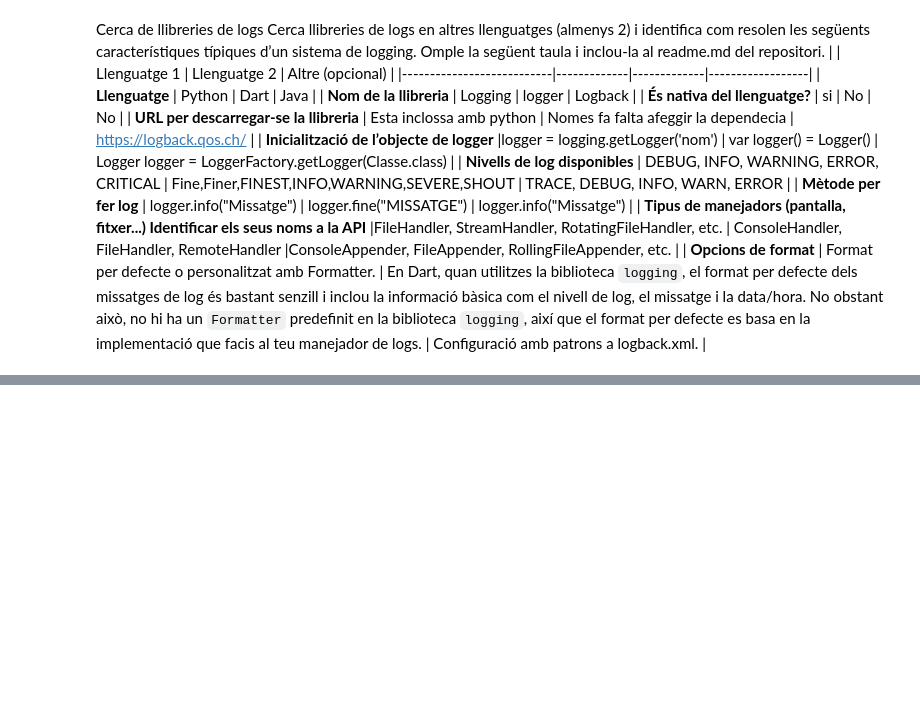
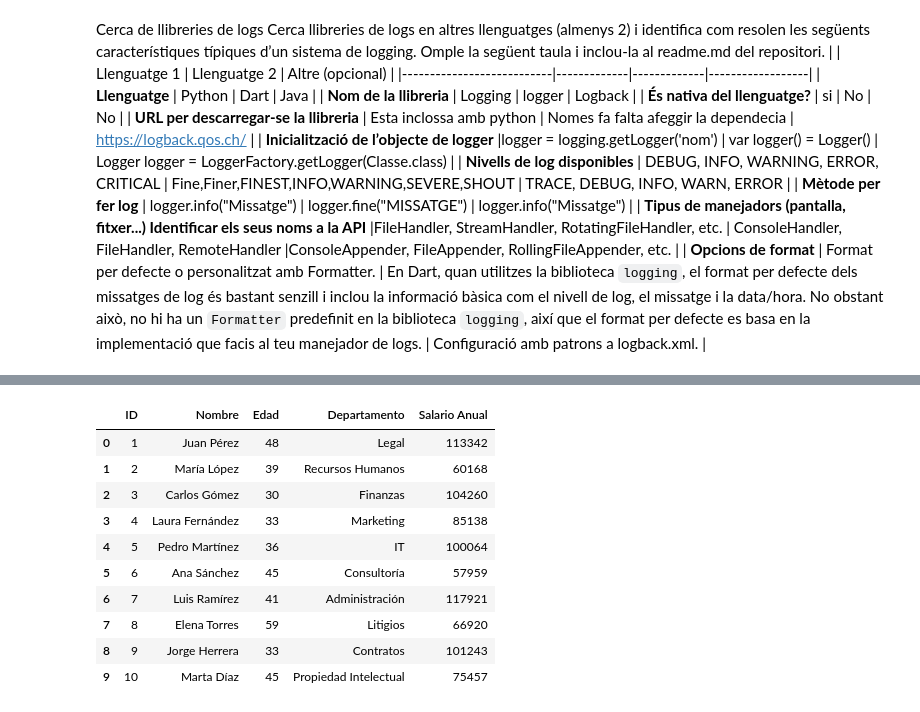
Before and after one commit to Red1-1/jupiter-logs-pandas-Red1-1, a Jupyter notebook: P4.ipynb, the cells around one changed output, grey strips where cells are left out. Cells and saved outputs as stored; diff of their text form; code cells hidden in the pictures; blank space fills up the shorter version.

```diff
--- a/P4.ipynb
+++ b/P4.ipynb
@@ -124,0 +137,20 @@ Cerca llibreries de logs en altres llenguatges (almenys 2) i identifica com reso
+# %%
+import pandas as pd
+
+# Leer el archivo CSV que contiene los datos de empleados y abogados
+data = pd.read_csv("Exercici_3_fitxers/empleados_abogados.csv")
+
+# Mostrar el contenido del DataFrame
+display(data)
+# %% [output]
+|  | ID | Nombre | Edad | Departamento | Salario Anual |
+| 0 | 1 | Juan Pérez | 48 | Legal | 113342 |
+| 1 | 2 | María López | 39 | Recursos Humanos | 60168 |
+| 2 | 3 | Carlos Gómez | 30 | Finanzas | 104260 |
+| 3 | 4 | Laura Fernández | 33 | Marketing | 85138 |
+| 4 | 5 | Pedro Martínez | 36 | IT | 100064 |
+| 5 | 6 | Ana Sánchez | 45 | Consultoría | 57959 |
+| 6 | 7 | Luis Ramírez | 41 | Administración | 117921 |
+| 7 | 8 | Elena Torres | 59 | Litigios | 66920 |
+| 8 | 9 | Jorge Herrera | 33 | Contratos | 101243 |
+| 9 | 10 | Marta Díaz | 45 | Propiedad Intelectual | 75457 |
```
Also changed, not shown: parts of 3 cells of this notebook, 3 other files.
